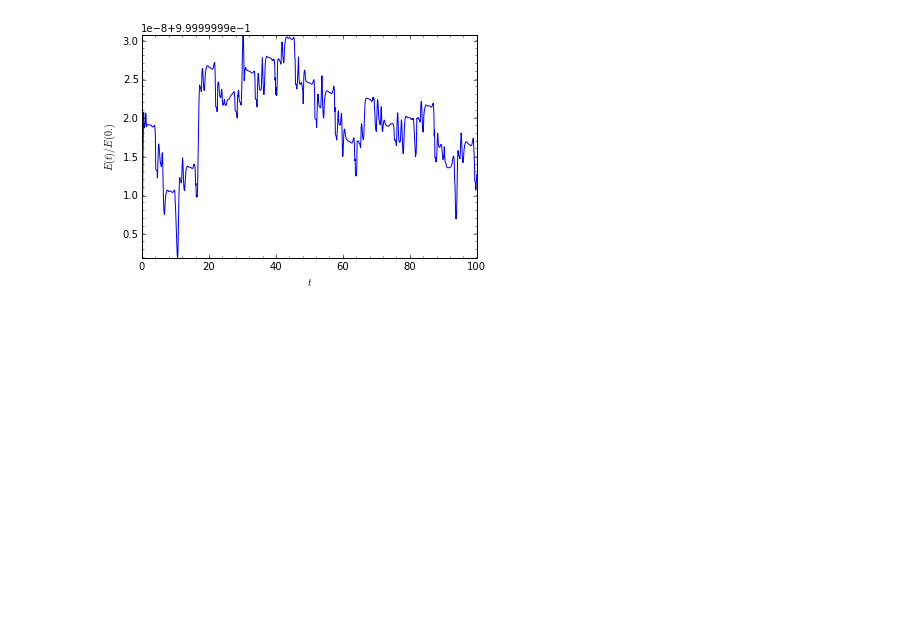
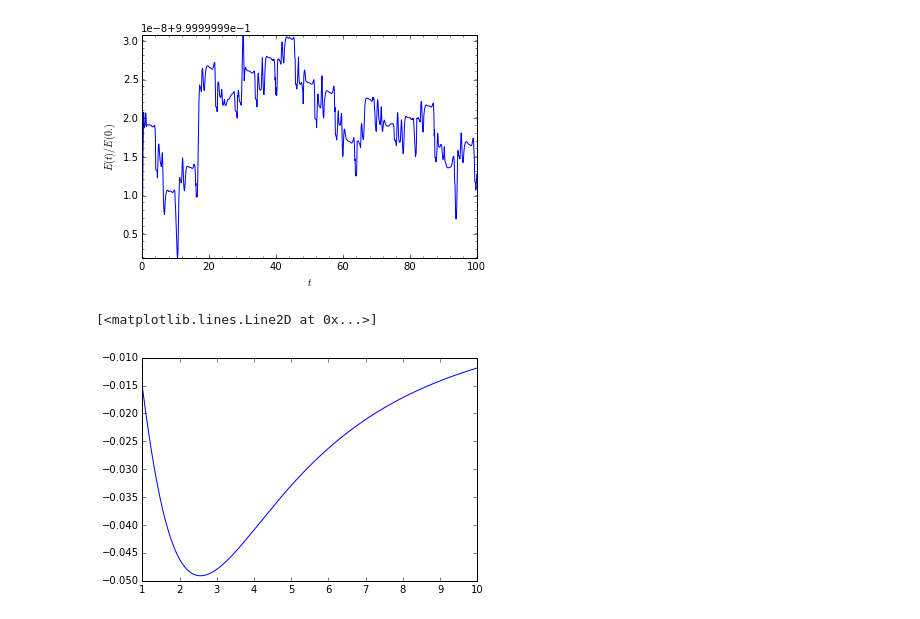
Before and after one commit to SeaifanAladdin/galpy-notebook, a Jupyter notebook: galpy/SCFPotential_forces.ipynb, the cells around one changed output. Cells and saved outputs as stored; diff of their text form; code cells hidden in the pictures; blank space fills up the shorter version.

Commit message:
Added a density with a phi dependence.

```diff
--- a/galpy/SCFPotential_forces.ipynb
+++ b/galpy/SCFPotential_forces.ipynb
@@ -106,3 +106,18 @@ o.integrate(ts,scf,method='odeint')
 o.plotE(normed=True)
 # %% [output]
 [figure]
+# %%
+def density1(R, z=0, phi=0.):
+    spherical_coords = cyl_to_spher(R,z, phi)
+    r, theta, phi = spherical_coords
+    h = HernquistPotential(2)
+    return h.dens(R, z, phi)*(1 + eps*nu.cos(theta) + eps*nu.cos(theta)**2.)*(1 + eps*nu.cos(phi) + eps*nu.sin(phi))
+# %%
+eps = 1.
+Acos, Asin = compute_coeffs(density1,10, 10)
+scf = SCFPotential(Acos=Acos,Asin=Asin)
+# %%
+plt.plot(R, scf.Rforce(R,3,0))
+# %% [output]
+[<matplotlib.lines.Line2D at 0x...>]
+[figure, added]
```
Also changed, not shown: parts of 3 cells of this notebook.
